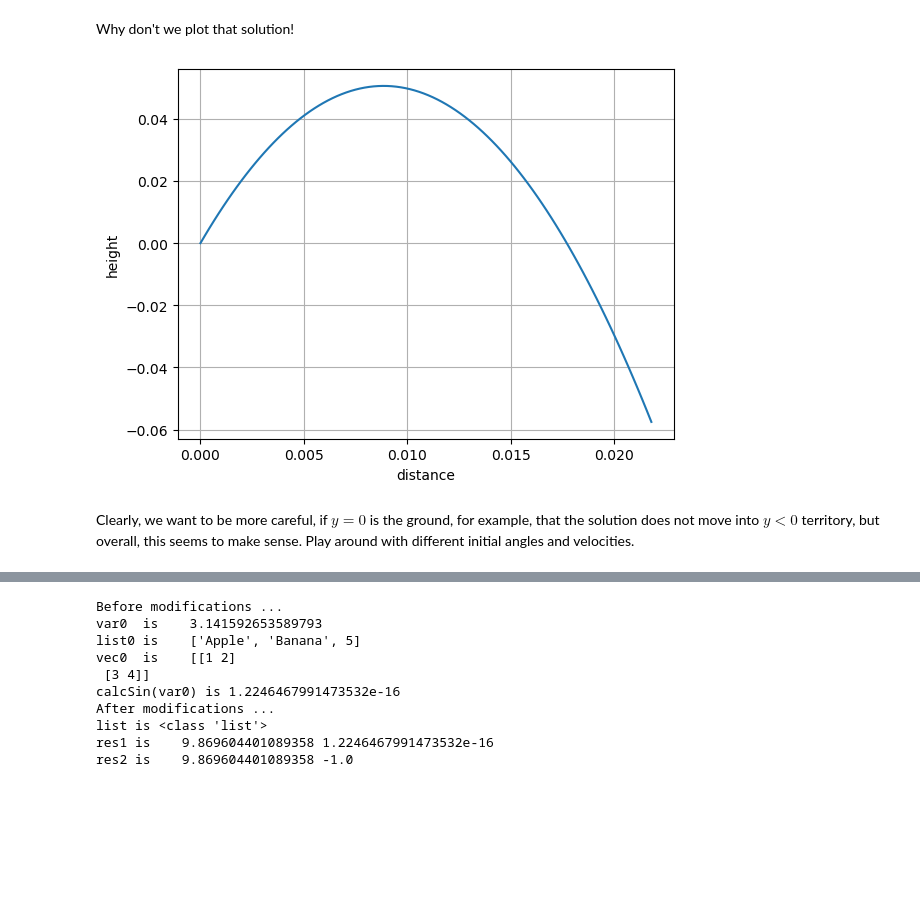
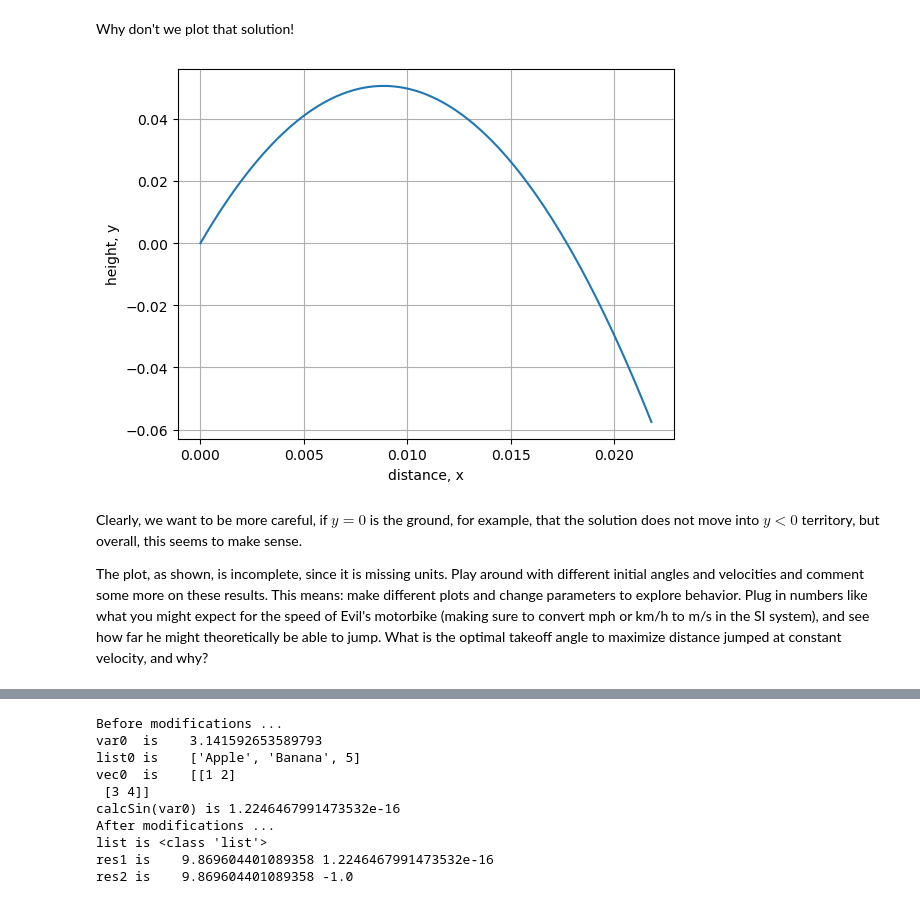
Before and after one commit to dunyuliu/Earth_From_Lab_To_Planet_Tutorials, a Jupyter notebook: ODENumericalGuide.ipynb, the cells around one changed output, grey strips where cells are left out. Saved outputs shown, nothing was run; the diff lists cells and outputs as text; code cells hidden in the pictures; blank space fills up the shorter version.

```diff
--- a/ODENumericalGuide.ipynb
+++ b/ODENumericalGuide.ipynb
@@ -71,14 +80,16 @@ Why don't we plot that solution!
 # %%
 import numpy as np
 import matplotlib.pyplot as plt
 t=np.linspace(0,.25,100)
 g=9.81
 
-plt.plot(vx0*t,vy0*t-g*(t**2)/2);plt.xlabel('distance');plt.ylabel('height');plt.grid(True);plt.show()
+plt.plot(vx0*t,vy0*t-g*(t**2)/2);plt.xlabel('distance, x');plt.ylabel('height, y');plt.grid(True);plt.show()
 # %% [output]
-[figure, old version]
+[figure, new version]
 # %% [markdown]
-Clearly, we want to be more careful, if $y=0$ is the ground, for example, that the solution does not move into $y<0$ territory, but overall, this seems to make sense. Play around with different initial angles and velocities.
+Clearly, we want to be more careful, if $y=0$ is the ground, for example, that the solution does not move into $y<0$ territory, but overall, this seems to make sense.
+
+The plot, as shown, is incomplete, since it is missing units. Play around with different initial angles and velocities and comment some more on these results. This means: make different plots and change parameters to explore behavior. Plug in numbers like what you might expect for the speed of Evil's motorbike (making sure to convert mph or km/h to m/s in the SI system), and see how far he might theoretically be able to jump. What is the optimal takeoff angle to maximize distance jumped at constant velocity, and why?
 # %% [markdown]
 #### Numerical solution with drag
 
```
Also changed, not shown: parts of 14 cells of this notebook.
